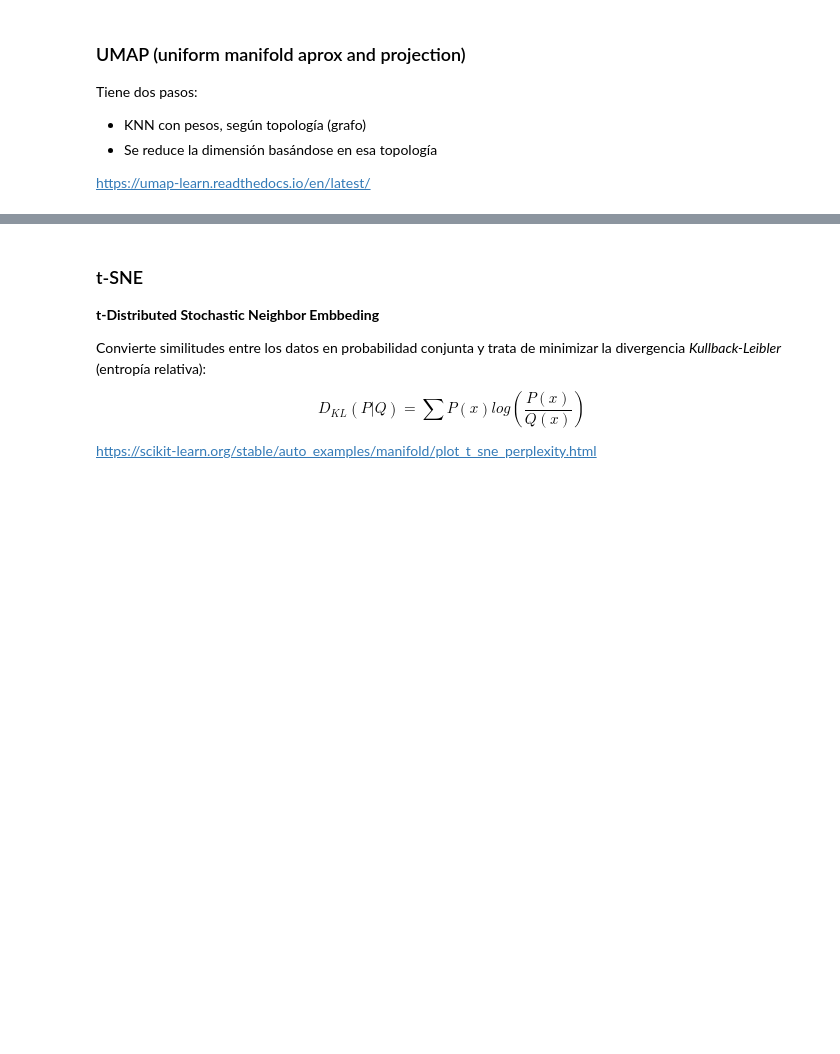
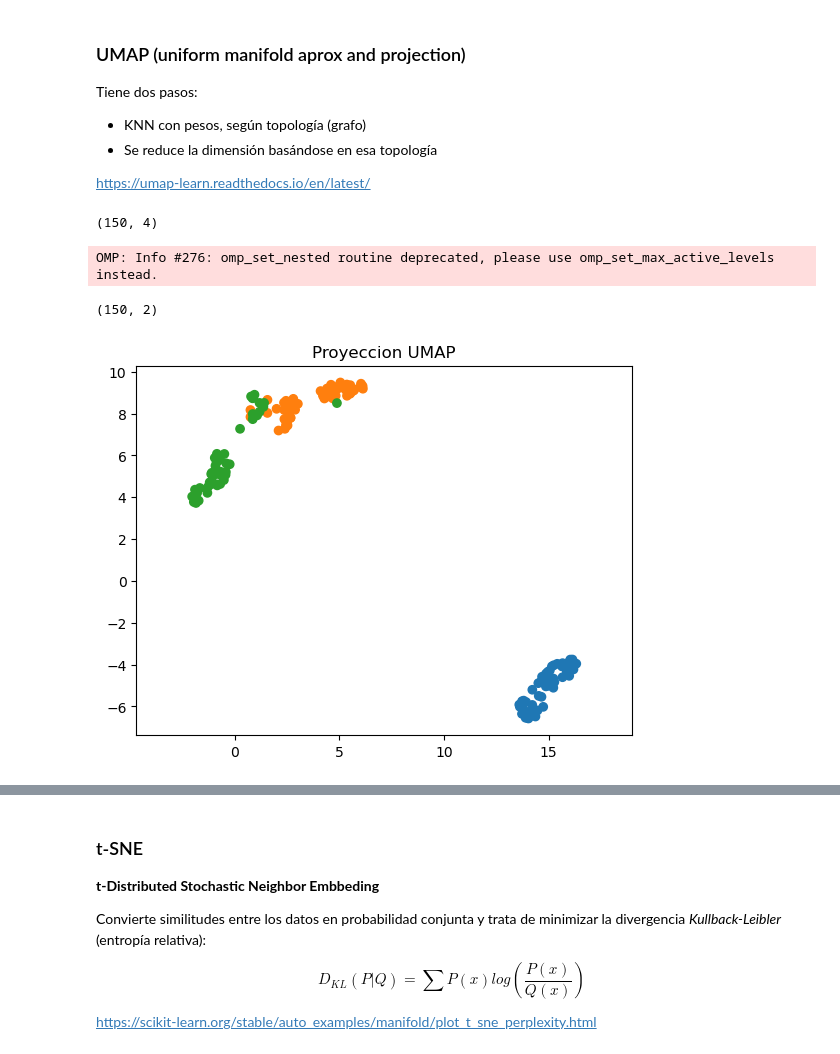
Before and after one commit to Ironhack-Data-Madrid-Abril-2023/apuntes_clase, a Jupyter notebook: semana_7/3.2 - Reduccion de dimensiones.ipynb, the cells around one changed output, grey strips where cells are left out. Drawn from its saved outputs; the diff is of its cells as text; code cells hidden in the pictures; blank space fills up the shorter version.

```diff
--- a/semana_7/3.2 - Reduccion de dimensiones.ipynb
+++ b/semana_7/3.2 - Reduccion de dimensiones.ipynb
@@ -86,0 +281,25 @@ https://umap-learn.readthedocs.io/en/latest/
+# %%
+load_iris().data.shape
+# %% [output]
+(150, 4)
+# %%
+data=load_iris().data
+# %%
+reduc=umap.UMAP(n_components=2).fit_transform(data)
+
+reduc.shape
+# %% [output]
+OMP: Info #276: omp_set_nested routine deprecated, please use omp_set_max_active_levels instead.
+(150, 2)
+# %%
+import pylab as plt
+
+plt.scatter(reduc[:,0], # x
+            reduc[:, 1],# y
+            c=[sns.color_palette()[x] for x in load_iris().target])
+
+
+plt.gca().set_aspect('equal', 'datalim')
+plt.title('Proyeccion UMAP');
+# %% [output]
+[figure, added]
```
Also changed, not shown: parts of 37 cells of this notebook, 1 other file.
